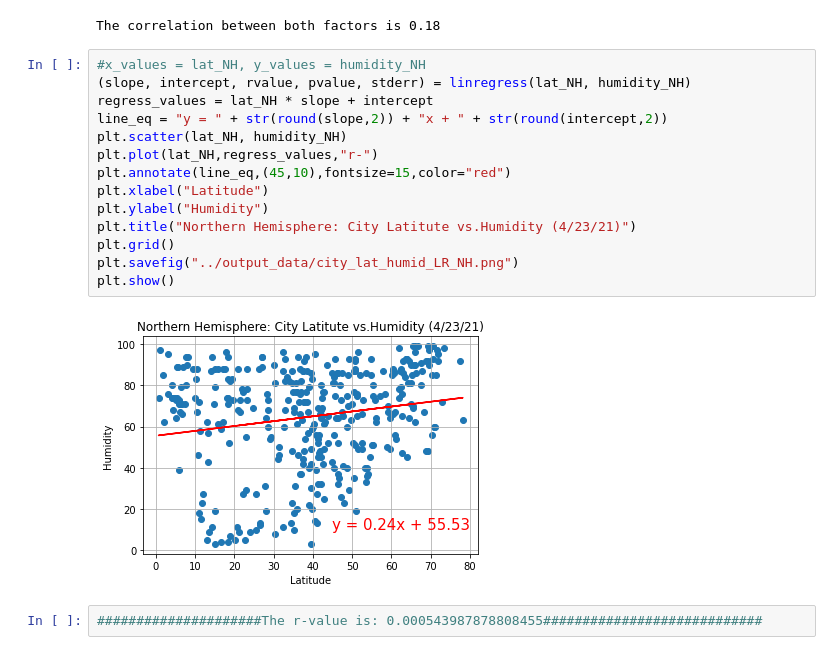
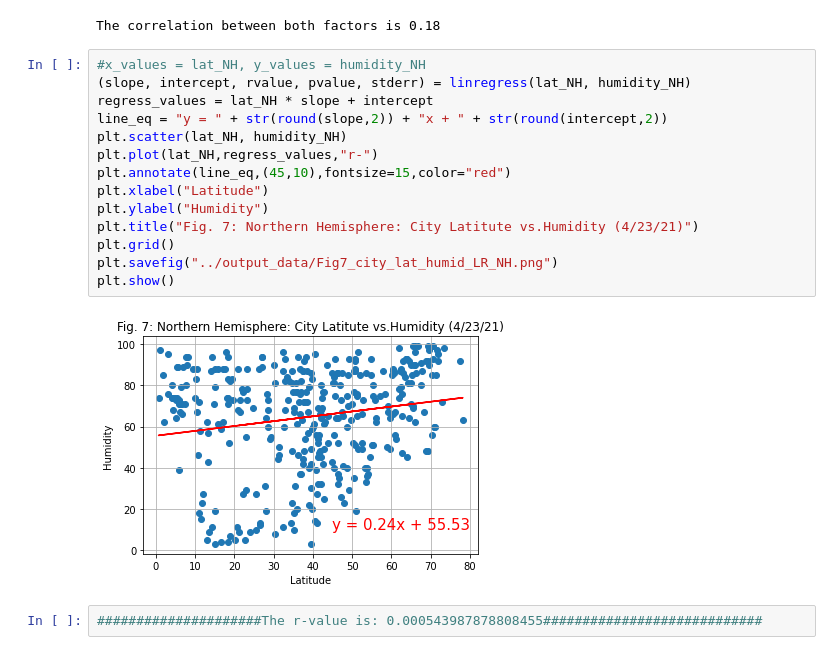
Before and after one commit to MarcLeslie/python-api-challenge, a Jupyter notebook: WeatherPy/WeatherPy.ipynb, the cells around one changed output. Cells and saved outputs as stored; diff of their text form.

```diff
--- a/WeatherPy/WeatherPy.ipynb
+++ b/WeatherPy/WeatherPy.ipynb
@@ -321,19 +321,19 @@ The correlation between both factors is 0.18
 # %%
 #x_values = lat_NH, y_values = humidity_NH
 (slope, intercept, rvalue, pvalue, stderr) = linregress(lat_NH, humidity_NH)
 regress_values = lat_NH * slope + intercept
 line_eq = "y = " + str(round(slope,2)) + "x + " + str(round(intercept,2))
 plt.scatter(lat_NH, humidity_NH)
 plt.plot(lat_NH,regress_values,"r-")
 plt.annotate(line_eq,(45,10),fontsize=15,color="red")
 plt.xlabel("Latitude")
 plt.ylabel("Humidity")
-plt.title("Northern Hemisphere: City Latitute vs.Humidity (4/23/21)")
+plt.title("Fig. 7: Northern Hemisphere: City Latitute vs.Humidity (4/23/21)")
 plt.grid()
-plt.savefig("../output_data/city_lat_humid_LR_NH.png")
+plt.savefig("../output_data/Fig7_city_lat_humid_LR_NH.png")
 plt.show()
 # %% [output]
-[figure, old version]
+[figure, new version]
 # %%
 #####################The r-value is: 0.000543987878808455############################
 # %% [markdown]
```
Also changed, not shown: parts of 11 cells of this notebook, 24 other files.
